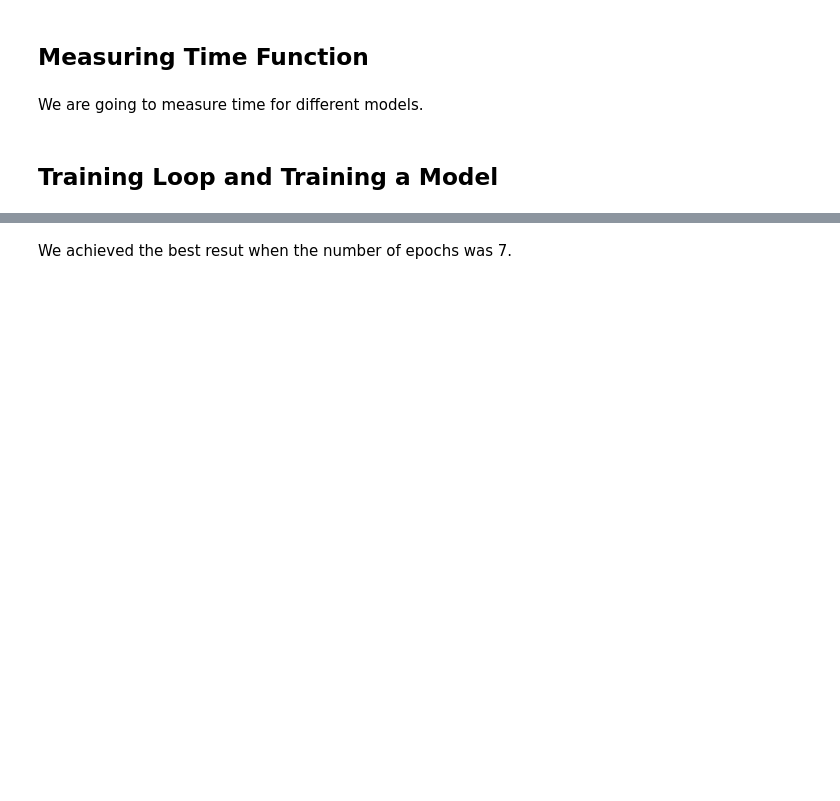
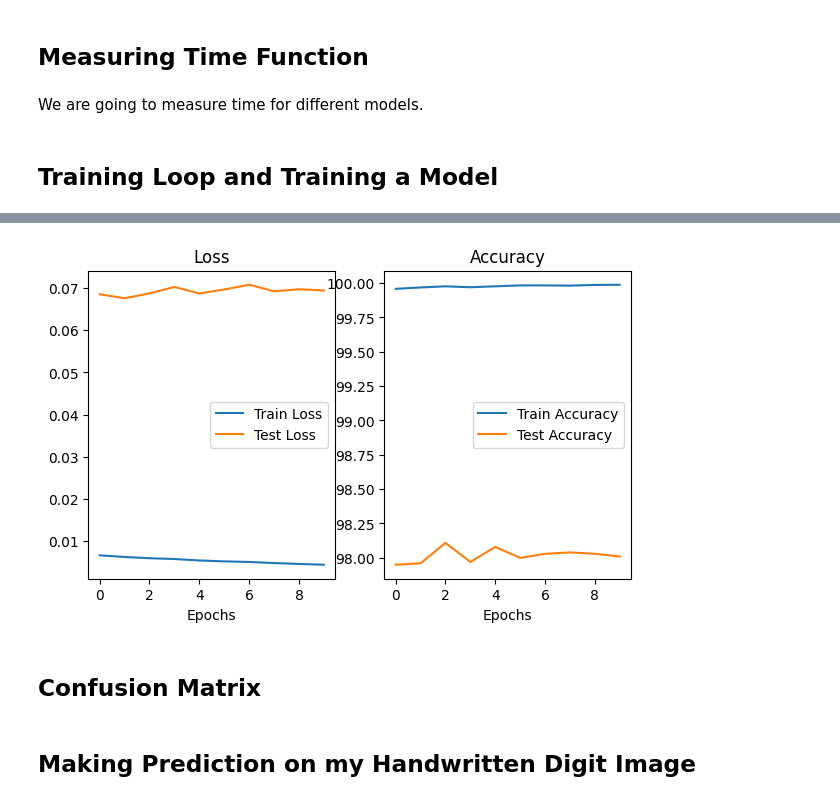
Before and after one commit to ayberkozcan/pytorch-computer-vision, a Jupyter notebook: Handwritten_Digits_Classification.ipynb, the cells around one changed output, grey strips where cells are left out. Saved outputs shown, nothing was run; the diff lists cells and outputs as text; code cells hidden in the pictures; blank space fills up the shorter version.

Commit message:
Plots

```diff
--- a/Handwritten_Digits_Classification.ipynb
+++ b/Handwritten_Digits_Classification.ipynb
@@ -228,10 +196,17 @@ train_time_start = timer()
 
 epochs = 10
 
+results = {
+    "train_loss": [],
+    "train_acc": [],
+    "test_loss": [],
+    "test_acc": []
+}
+
 for epoch in tqdm(range(epochs)):
   print(f"Epoch: {epoch}\n------")
 
-  train_loss = 0
+  train_loss, train_acc = 0, 0
 
   for batch, (X, y) in enumerate(train_dataloader):
     model_0.train()
@@ -240,6 +215,10 @@ for epoch in tqdm(range(epochs)):
 
     loss = loss_fn(y_pred, y)
     train_loss += loss
+
+    train_acc += accuracy_fn(
+        y_true=y,
+        y_pred=y_pred.argmax(dim=1))
 
     optimizer.zero_grad()
 
@@ -251,6 +230,7 @@ for epoch in tqdm(range(epochs)):
       print(f"Looked at {batch * len(X)}/{len(train_dataloader.dataset)} samples")
 
   train_loss /= len(train_dataloader)
+  train_acc /= len(train_dataloader)
 
   test_loss, test_acc = 0, 0
   model_0.eval()
@@ -267,7 +247,12 @@ for epoch in tqdm(range(epochs)):
     test_loss /= len(test_dataloader)
     test_acc /= len(test_dataloader)
 
-  print(f"\nTrain Loss: {train_loss:.5f} | Test Loss: {test_loss:.5f}, Test Accuracy: {test_acc:.2f}%\n")
+  print(f"\nTrain Loss: {train_loss:.5f} | Train Accuracy: {train_acc:.2f}%, Test Loss: {test_loss:.5f} | Test Accuracy: {test_acc:.2f}%\n")
+
+  results["train_loss"].append(train_loss.item() if isinstance(train_loss, torch.Tensor) else train_loss)
+  results["train_acc"].append(train_acc.item() if isinstance(train_acc, torch.Tensor) else train_acc)
+  results["test_loss"].append(test_loss.item() if isinstance(test_loss, torch.Tensor) else test_loss)
+  results["test_acc"].append(test_acc.item() if isinstance(test_acc, torch.Tensor) else test_acc)
 
 # Measuring time
 train_time_end = timer()
@@ -293,2 +278,30 @@ Train Loss: 0.06188 | Test Loss: 0.08046, Test Accuracy: 97.60%
-# %% [markdown]
-We achieved the best resut when the number of epochs was 7.
+# %%
+loss = results['train_loss']
+test_loss = results['test_loss']
+
+accuracy = results['train_acc']
+test_accuracy = results['test_acc']
+
+epochs = range(len(results['train_loss']))
+# %%
+plt.figure(figsize=(7, 4))
+
+plt.subplot(1, 2, 1)
+plt.plot(epochs, loss, label='Train Loss')
+plt.plot(epochs, test_loss, label='Test Loss')
+plt.title('Loss')
+plt.xlabel('Epochs')
+plt.legend()
+
+plt.subplot(1, 2, 2)
+plt.plot(epochs, accuracy, label='Train Accuracy')
+plt.plot(epochs, test_accuracy, label='Test Accuracy')
+plt.title('Accuracy')
+plt.xlabel('Epochs')
+plt.legend();
+# %% [output]
+[figure, added]
+# %% [markdown]
+## Confusion Matrix
+# %% [markdown]
+## Making Prediction on my Handwritten Digit Image
```
Also changed, not shown: parts of 5 cells of this notebook.
